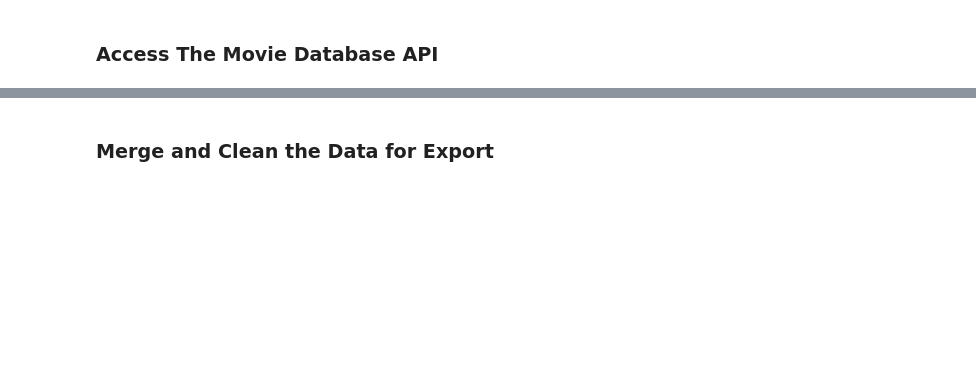
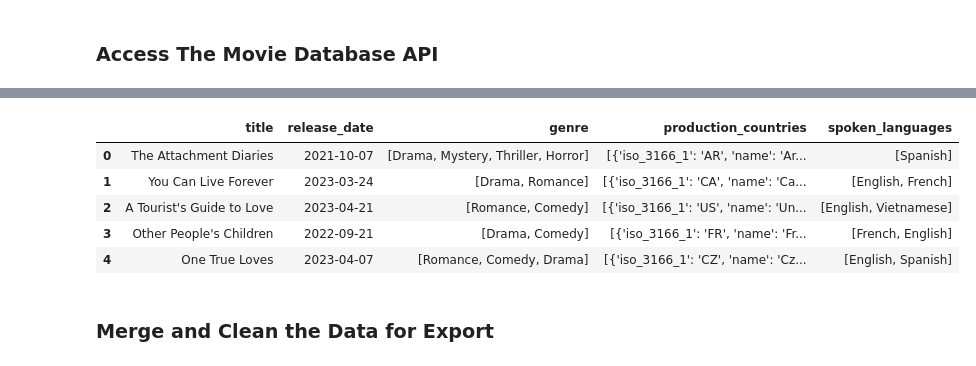
Before and after one commit to ncmoliver/data-sourcing-challenge, a Jupyter notebook: retrieve_movie_data.ipynb, the cells around one changed output, grey strips where cells are left out. Cells and saved outputs as stored; diff of their text form; code cells hidden in the pictures; blank space fills up the shorter version.

```diff
--- a/retrieve_movie_data.ipynb
+++ b/retrieve_movie_data.ipynb
@@ -148,7 +140,8 @@ df.head()
 # %%
 # Extract the title from the "headline.main" column and
 # save it to a new column "title"
-df["title"] = df["headline.main"]
+
+df["title"] = df["headline.main"].apply(lambda x: x[x.find("\u2018")+1: x.find("\u2019 Review")])
 # Title is between unicode characters \u2018 and \u2019.
 # End string should include " Review" to avoid cutting title early
-df["title"] = df["title"].str.replace('\u2018', '').str.replace('\u2019', '').apply(lambda x: x.strip() + " Review")
+df.head()
@@ -155,12 +155,14 @@ df["title"] = df["title"].str.replace('\u2018', '').str.replace('\u2019', '').ap
 # %%
 # Extract 'name' and 'value' from items in "keywords" column
-def extract_keywords(keyword_list):
-    extracted_keywords = ""
-    for item in keyword_list:
-        # Extract 'name' and 'value'
-        keyword = f"{item['name']}: {item['value']};"
-        # Append the keyword item to the extracted_keywords list
-        extracted_keywords += keyword
-    return extracted_keywords
+def extract(keyword_list):
+    keywords = ""
+    for keyword in keyword_list:
+        element = f"{keyword['name']} : {keyword['value']};"
+        keywords += element
+    return keywords
+# Print the extracted names
+    # Append the keyword item to the extracted_keywords list
 
 # Fix the "keywords" column by converting cells from a list to a string
+df["keywords"] = df["keywords"].apply(extract)
+df.head()
@@ -167,12 +176,10 @@ def extract_keywords(keyword_list):
 # %%
 # Create a list from the "title" column using to_list()
 # These titles will be used in the query for The Movie Database
+title_list = df["title"].to_list()
 # %% [markdown]
 ### Access The Movie Database API
 # %%
 # Prepare The Movie Database query
 url = "https://api.themoviedb.org/3/search/movie?query="
 tmdb_key_string = "&api_key=" + tmdb_api_key
-query_url = url + tmdb_key_string
-response = requests.get(query_url).json()
-response
@@ -231,5 +293,14 @@ total_request = 0
 # %%
 # Convert the results to a DataFrame
+movie_df = pd.DataFrame(tmdb_movies_list)
+movie_df.head()
+# %% [output]
+|  | title | release_date | genre | production_countries | spoken_languages |
+| 0 | The Attachment Diaries | 2021-10-07 | [Drama, Mystery, Thriller, Horror] | [{'iso_3166_1': 'AR', 'name': 'Ar... | [Spanish] |
+| 1 | You Can Live Forever | 2023-03-24 | [Drama, Romance] | [{'iso_3166_1': 'CA', 'name': 'Ca... | [English, French] |
+| 2 | A Tourist's Guide to Love | 2023-04-21 | [Romance, Comedy] | [{'iso_3166_1': 'US', 'name': 'Un... | [English, Vietnamese] |
+| 3 | Other People's Children | 2022-09-21 | [Drama, Comedy] | [{'iso_3166_1': 'FR', 'name': 'Fr... | [French, English] |
+| 4 | One True Loves | 2023-04-07 | [Romance, Comedy, Drama] | [{'iso_3166_1': 'CZ', 'name': 'Cz... | [English, Spanish] |
 # %% [markdown]
 ### Merge and Clean the Data for Export
 # %%
```
Also changed, not shown: parts of 10 cells of this notebook, 1 other file.
